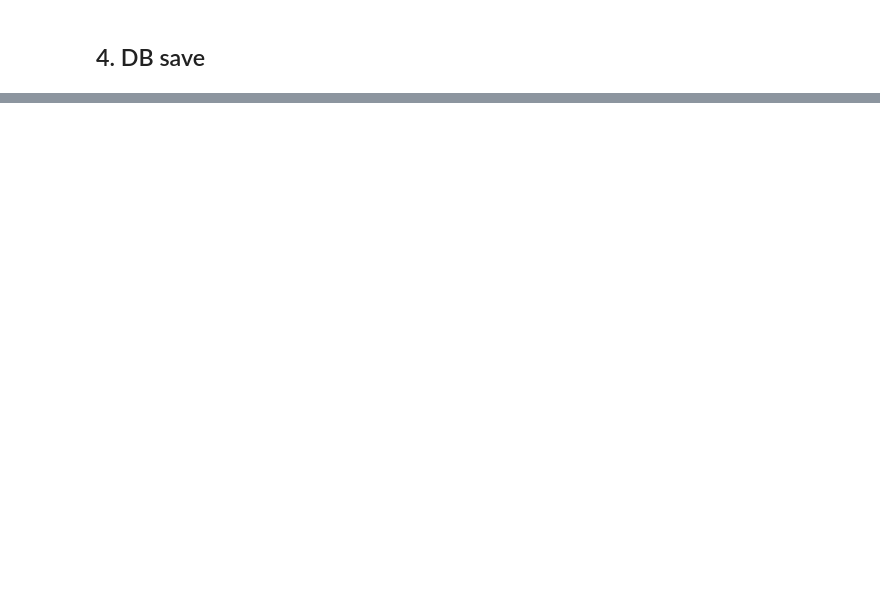
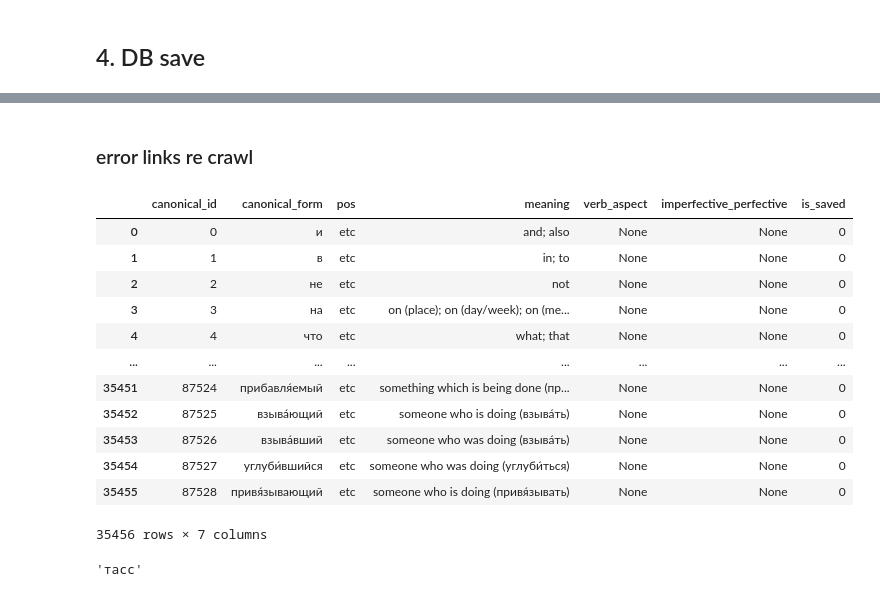
Before and after one commit to hyunkose/rueng, a Jupyter notebook: ru_dictionary/dictionary_update.ipynb, the cells around one changed output, grey strips where cells are left out. Drawn from its saved outputs; the diff is of its cells as text; code cells hidden in the pictures; blank space fills up the shorter version.

```diff
--- a/ru_dictionary/dictionary_update.ipynb
+++ b/ru_dictionary/dictionary_update.ipynb
@@ -93,0 +173,2 @@ word_declension_df
+# %% [markdown]
+### error links re crawl
@@ -93,0 +210,30 @@ word_declension_df
+# %%
+## word_canonical
+conn = sqlite3.connect('ru_dictionary_temp_db.sqlite3')
+cursor = conn.cursor()
+
+word_canonical_df = pd.read_sql_query('''
+                SELECT *
+                FROM word_canonical
+                WHERE pos = "etc" or pos is null
+
+                ''', conn)
+## commit
+conn.commit()
+conn.close()
+# %%
+word_canonical_df
+# %% [output]
+|  | canonical_id | canonical_form | pos | meaning | verb_aspect | imperfective_perfective | is_saved |
+| 0 | 0 | и | etc | and; also | None | None | 0 |
+| 1 | 1 | в | etc | in; to | None | None | 0 |
+| 2 | 2 | не | etc | not | None | None | 0 |
+| 3 | 3 | на | etc | on (place); on (day/week); on (me... | None | None | 0 |
+| 4 | 4 | что | etc | what; that | None | None | 0 |
+| ... | ... | ... | ... | ... | ... | ... | ... |
+| 35451 | 87524 | прибавля́емый | etc | something which is being done (пр... | None | None | 0 |
+| 35452 | 87525 | взыва́ющий | etc | someone who is doing (взыва́ть) | None | None | 0 |
+| 35453 | 87526 | взыва́вший | etc | someone who was doing (взыва́ть) | None | None | 0 |
+| 35454 | 87527 | углуби́вшийся | etc | someone who was doing (углуби́ться) | None | None | 0 |
+| 35455 | 87528 | привя́зывающий | etc | someone who is doing (привя́зывать) | None | None | 0 |
+35456 rows × 7 columns
@@ -93,0 +271,4 @@ word_declension_df
+# %%
+'ТАСС'.lower()
+# %% [output]
+'тасс'
```
Also changed, not shown: parts of 19 cells of this notebook, 49 other files.
